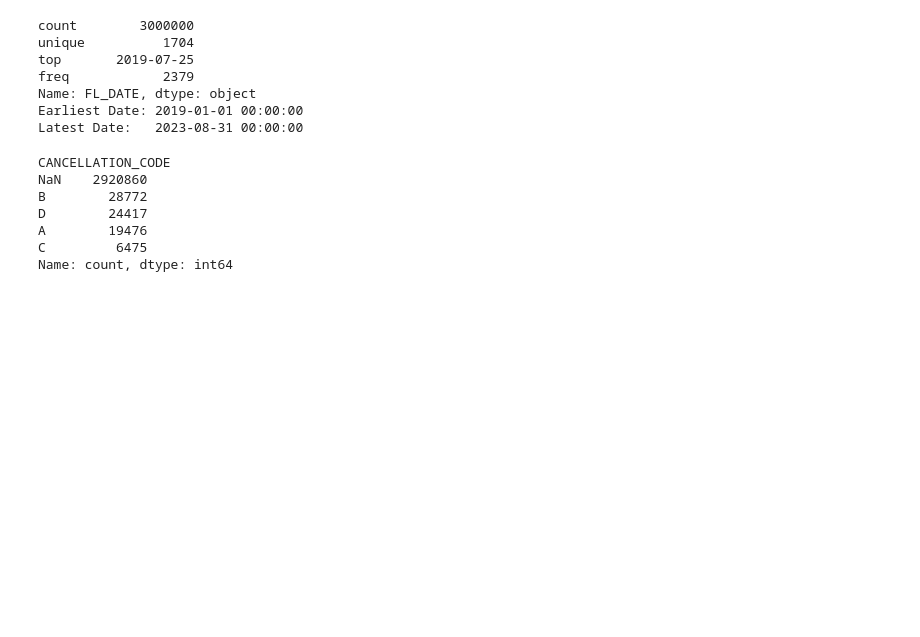
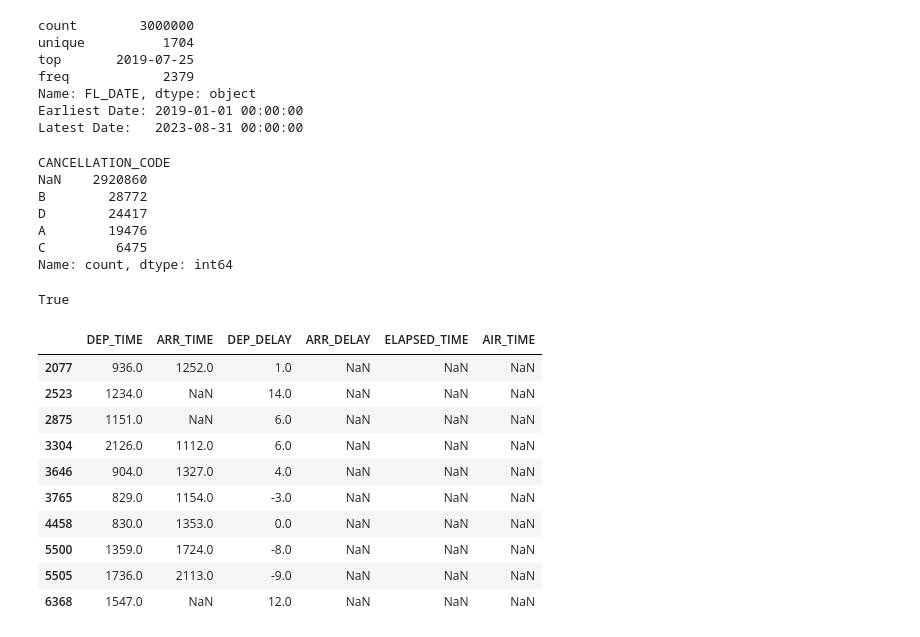
Before and after one commit to build-by-Ayush/Mini_Projects, a Jupyter notebook: Python/Airline Delay & Operational Performance Analysis/notebooks/notebooks.ipynb, the cells around one changed output. Saved outputs shown, nothing was run; the diff lists cells and outputs as text; code cells hidden in the pictures; blank space fills up the shorter version.

```diff
--- a/Python/Airline Delay & Operational Performance Analysis/notebooks/notebooks.ipynb
+++ b/Python/Airline Delay & Operational Performance Analysis/notebooks/notebooks.ipynb
@@ -164,3 +164,29 @@ D        24417
 A        19476
 C         6475
 Name: count, dtype: int64
+# %%
+df['FL_DATE'] = pd.to_datetime(df['FL_DATE'])
+
+unique_dates = df['FL_DATE'].dropna().dt.date.unique()
+
+total_expected_days = (unique_dates.max() - unique_dates.min()).days + 1
+
+is_continuous = len(unique_dates) == total_expected_days
+
+print(is_continuous)
+# %% [output]
+True
+# %%
+df[df.DIVERTED == 1.0][['DEP_TIME', 'ARR_TIME', 'DEP_DELAY', 'ARR_DELAY', 'ELAPSED_TIME', 'AIR_TIME']].head(10)
+# %% [output]
+|  | DEP_TIME | ARR_TIME | DEP_DELAY | ARR_DELAY | ELAPSED_TIME | AIR_TIME |
+| 2077 | 936.0 | 1252.0 | 1.0 | NaN | NaN | NaN |
+| 2523 | 1234.0 | NaN | 14.0 | NaN | NaN | NaN |
+| 2875 | 1151.0 | NaN | 6.0 | NaN | NaN | NaN |
+| 3304 | 2126.0 | 1112.0 | 6.0 | NaN | NaN | NaN |
+| 3646 | 904.0 | 1327.0 | 4.0 | NaN | NaN | NaN |
+| 3765 | 829.0 | 1154.0 | -3.0 | NaN | NaN | NaN |
+| 4458 | 830.0 | 1353.0 | 0.0 | NaN | NaN | NaN |
+| 5500 | 1359.0 | 1724.0 | -8.0 | NaN | NaN | NaN |
+| 5505 | 1736.0 | 2113.0 | -9.0 | NaN | NaN | NaN |
+| 6368 | 1547.0 | NaN | 12.0 | NaN | NaN | NaN |
```
Also changed, not shown: parts of 2 cells of this notebook, 1 other file.
